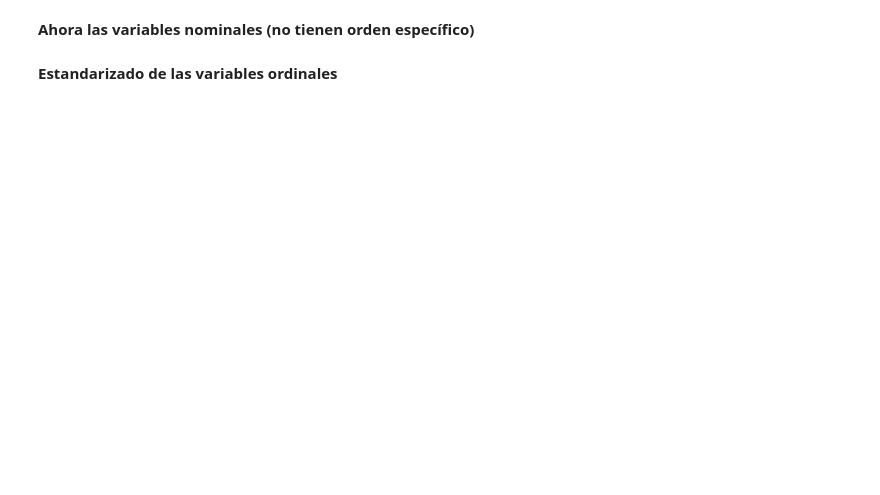
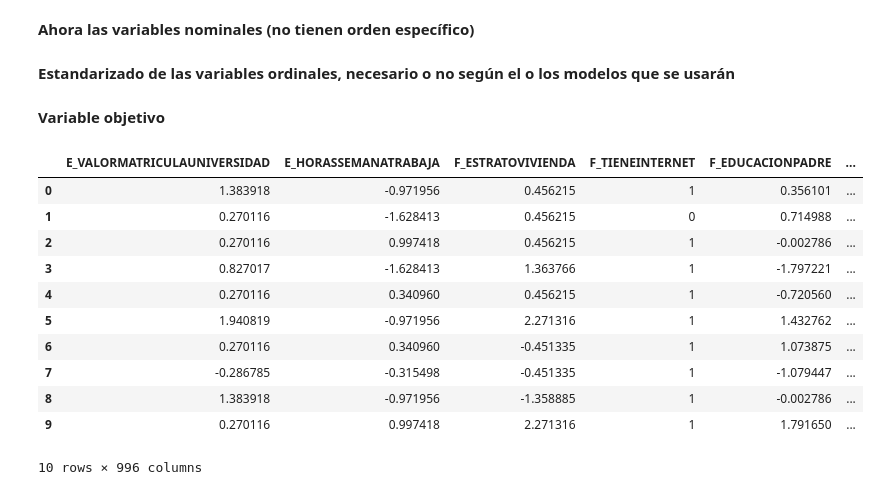
Before and after one commit to CarlosMejia07/Proyecto-Kaggle-UdeA-20252, a Jupyter notebook: 02 - preprocesado.ipynb, the cells around one changed output. Drawn from its saved outputs; the diff is of its cells as text; code cells hidden in the pictures; blank space fills up the shorter version.

```diff
--- a/02 - preprocesado.ipynb
+++ b/02 - preprocesado.ipynb
@@ -146,7 +135,7 @@ z_clean['E_HORASSEMANATRABAJA'] = encoder.fit_transform(z_clean[['E_HORASSEMANAT
 # Se realiza un One-Hot Encoding
 z_clean = pd.get_dummies(z_clean, columns=['E_PRGM_DEPARTAMENTO', 'E_PRGM_ACADEMICO'])
 # %% [markdown]
-**Estandarizado de las variables ordinales**
+**Estandarizado de las variables ordinales, necesario o no según el o los modelos que se usarán**
 # %%
 # Con media = 0, desviación estándar = 1
 from sklearn.preprocessing import StandardScaler
@@ -156,3 +145,38 @@ cols_ordinales = ['E_HORASSEMANATRABAJA', 'F_ESTRATOVIVIENDA',
                   'E_VALORMATRICULAUNIVERSIDAD', 'F_EDUCACIONPADRE', 'F_EDUCACIONMADRE']
 
 z_clean[cols_ordinales] = scaler.fit_transform(z_clean[cols_ordinales])
+# %%
+# Variables numéricas
+from sklearn.preprocessing import StandardScaler
+
+scaler = StandardScaler()
+cols_numericas = ['INDICADOR_1', 'INDICADOR_2', 'INDICADOR_3', 'INDICADOR_4']
+
+z_clean[cols_numericas] = scaler.fit_transform(z_clean[cols_numericas])
+# %% [markdown]
+**Variable objetivo**
+# %%
+# Definimos el orden lógico
+orden = ['bajo', 'medio-bajo', 'medio-alto', 'alto']
+
+z_clean['RENDIMIENTO_GLOBAL'] = pd.Categorical(
+    z_clean['RENDIMIENTO_GLOBAL'],
+    categories=orden,
+    ordered=True
+).codes
+# %%
+# Visualización de los datos
+z_clean.head(10)
+# %% [output]
+|  | E_VALORMATRICULAUNIVERSIDAD | E_HORASSEMANATRABAJA | F_ESTRATOVIVIENDA | F_TIENEINTERNET | F_EDUCACIONPADRE | ... |
+| 0 | 1.383918 | -0.971956 | 0.456215 | 1 | 0.356101 | ... |
+| 1 | 0.270116 | -1.628413 | 0.456215 | 0 | 0.714988 | ... |
+| 2 | 0.270116 | 0.997418 | 0.456215 | 1 | -0.002786 | ... |
+| 3 | 0.827017 | -1.628413 | 1.363766 | 1 | -1.797221 | ... |
+| 4 | 0.270116 | 0.340960 | 0.456215 | 1 | -0.720560 | ... |
+| 5 | 1.940819 | -0.971956 | 2.271316 | 1 | 1.432762 | ... |
+| 6 | 0.270116 | 0.340960 | -0.451335 | 1 | 1.073875 | ... |
+| 7 | -0.286785 | -0.315498 | -0.451335 | 1 | -1.079447 | ... |
+| 8 | 1.383918 | -0.971956 | -1.358885 | 1 | -0.002786 | ... |
+| 9 | 0.270116 | 0.997418 | 2.271316 | 1 | 1.791650 | ... |
+10 rows × 996 columns
```
Also changed, not shown: parts of 3 cells of this notebook.
